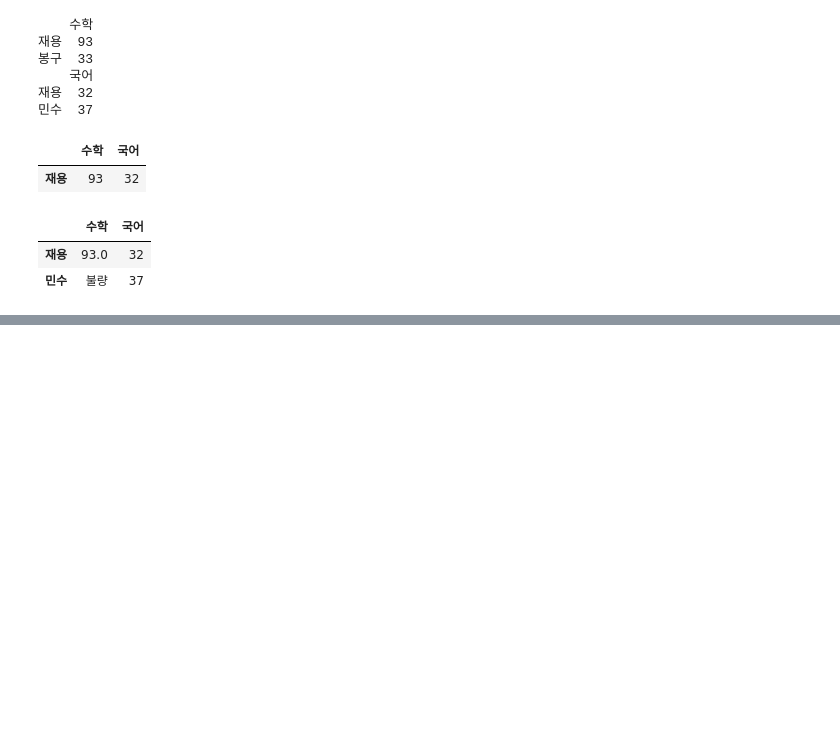
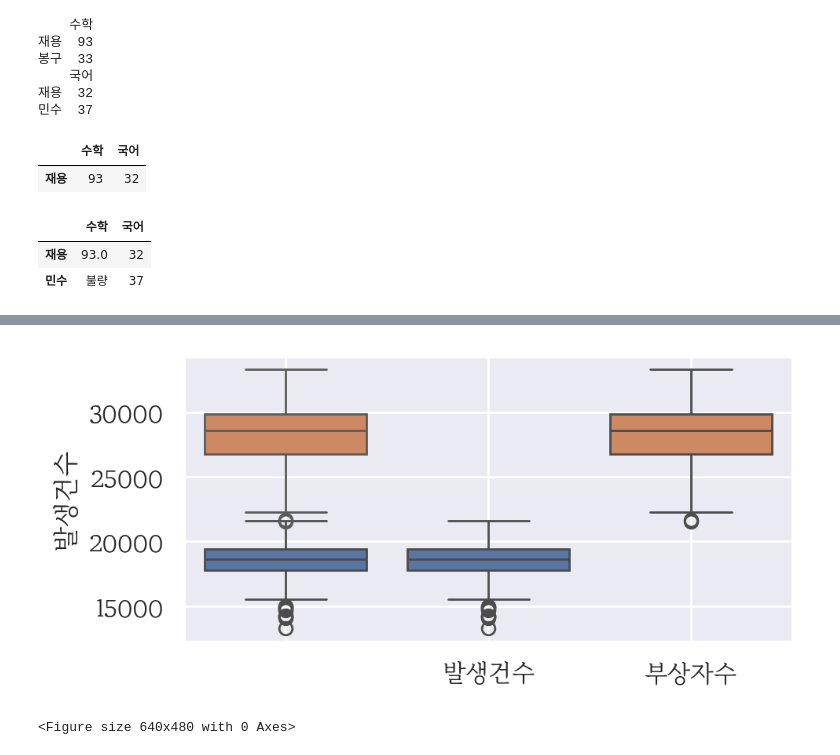
Before and after one commit to JAEYONG0303/For-python-, a Jupyter notebook: 코드 무한 연습용.ipynb, the cells around one changed output, grey strips where cells are left out. Drawn from its saved outputs; the diff is of its cells as text; code cells hidden in the pictures; blank space fills up the shorter version.

```diff
--- a/코드 무한 연습용.ipynb
+++ b/코드 무한 연습용.ipynb
@@ -2281,0 +2288,3 @@ mg3
+# %%
+origin = load_data('traffic_acc')
+origin
@@ -2281,0 +2328,68 @@ mg3
+# %%
+my_dpi = 200
+font_path = 'C:\\Users\\wodyd\\Documents\\카카오톡 받은 파일./MaruBuri-Regular.ttf'
+fm.fontManager.addfont(font_path)
+font_prop = fm.FontProperties(fname=font_path)
+font_name = font_prop.get_name()
+my_font_name = 'MaruBuri'
+my_theme = 'dark'
+sb.set_theme(style = my_theme)
+
+plt.rcParams['font.family'] = my_font_name
+plt.rcParams['font.size'] = 10
+plt.rcParams['axes.unicode_minus'] = False
+# %%
+width_px = 1000
+height_px = 480
+rows = 1
+cols = 1
+figsize = (width_px/ my_dpi, height_px / my_dpi)
+fig, ax = plt.subplots(rows, cols, figsize = figsize, dpi = my_dpi)
+
+# box 그리기
+sb.boxplot(data=origin['발생건수'], orient = 'v')
+sb.boxplot(data=origin['부상자수'], orient = 'v')
+sb.boxplot(data=origin[['발생건수','부상자수']], orient = 'v')
+
+
+# 그래프 그리기, seaborn 사용
+#sb.lineplot(data = ⭐, x= ⭐, y = '⭐', hue ='⭐',
+#           color = '⭐', linestyle = ':', linewidth = 5,
+#           marker = 'o', markersize = 20,
+#           markerfacecolor = '#00ff00',
+#           markeredgecolor = '#ff0000', markeredgewidth = 3)
+
+# 그래프 꾸미기
+#ax.grid(True) # 배경 격자 표시/숨김
+#ax.set_xlabel('⭐', color = '⭐', fonotsize=12, pad=8
+#ax.set_ylabel('⭐', color = '⭐', fonotsize=8, pad=5
+#ax.set_title('⭐', pad = 15, fontsize = 24)
+#ax.set_xlim([⭐, ⭐])
+#ax.set_ylim([⭐, ⭐])
+#ax.set_xticks([⭐], ['⭐'])         # 선택사항
+#ax.set_yticks(range(⭐), range(⭐)) # 선택사항
+
+# 출력
+plt.grid()
+plt.tight_layout()
+plt.show()
+plt.close()
+
+# 그래프 꾸미기
+#ax.grid(True) # 배경 격자 표시/숨김
+#ax.set_xlabel('⭐', color = '⭐', fonotsize=12, pad=8
+#ax.set_ylabel('⭐', color = '⭐', fonotsize=8, pad=5
+#ax.set_title('⭐', pad = 15, fontsize = 24)
+#ax.set_xlim([⭐, ⭐])
+#ax.set_ylim([⭐, ⭐])
+#ax.set_xticks([⭐], ['⭐'])         # 선택사항
+#ax.set_yticks(range(⭐), range(⭐)) # 선택사항
+
+# 출력
+plt.tight_layout()
+plt.savefig('myplot.png', dpi = my_dpi)
+plt.show()
+plt.close()
+# %% [output]
+[figure, added]
+<Figure size 640x480 with 0 Axes>
```
Also changed, not shown: parts of 7 cells of this notebook, 9 other files.
